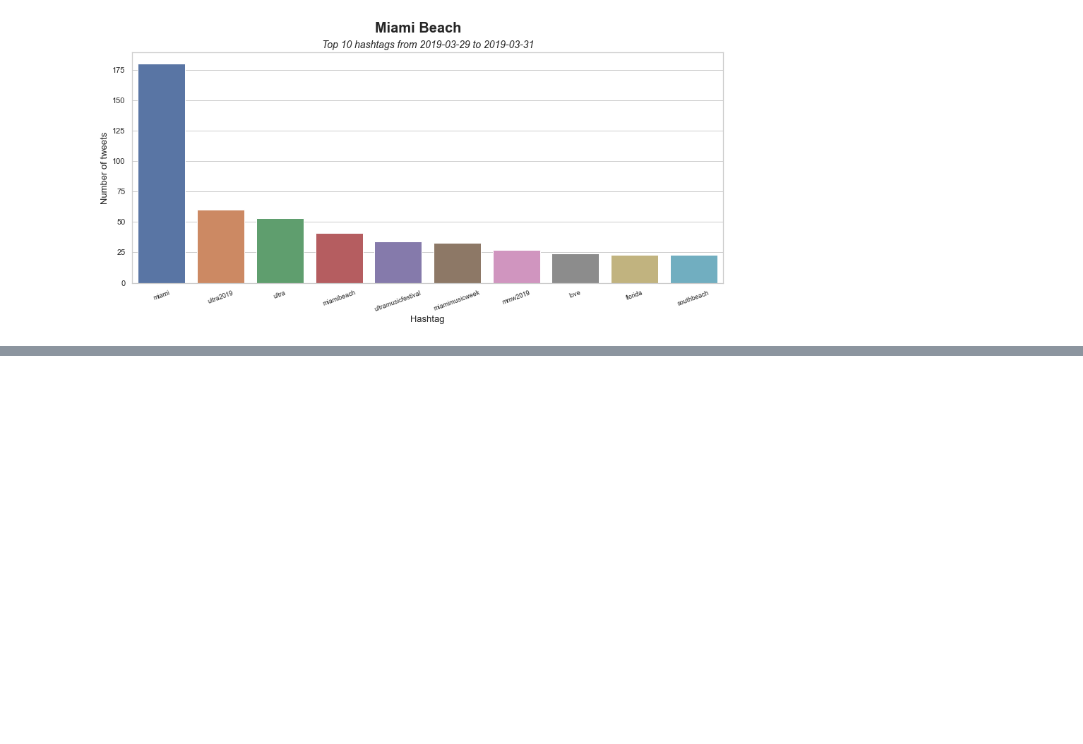
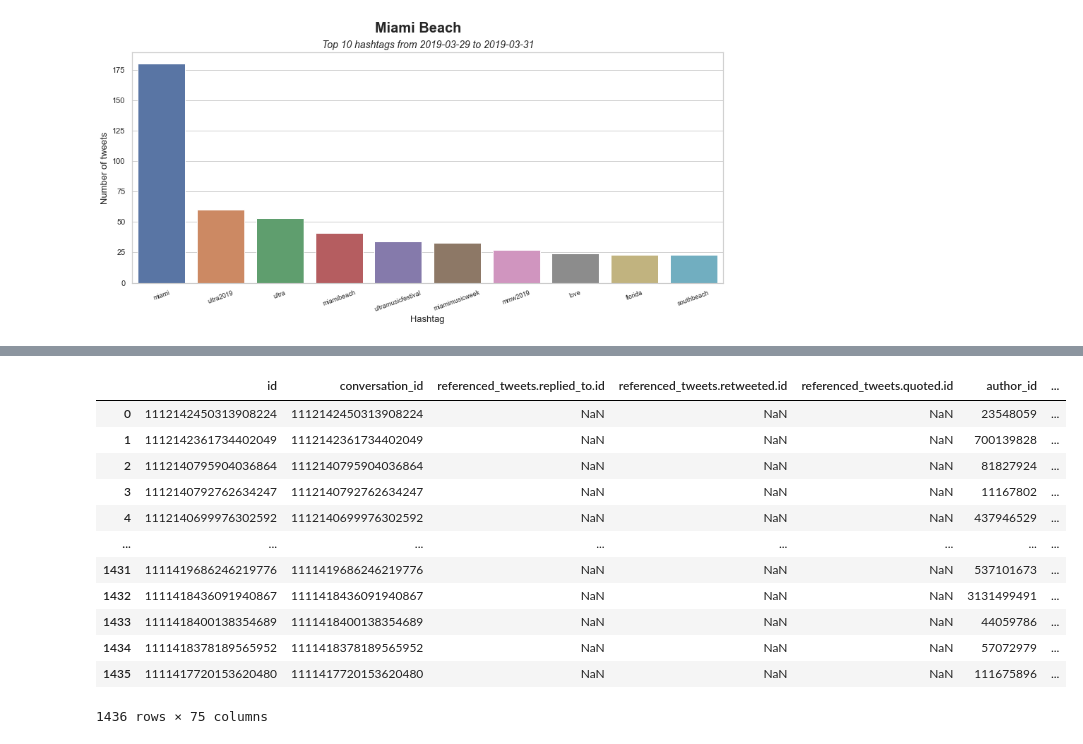
Before and after one commit to andresvBSE/TM-Twitter-PSET2, a Jupyter notebook: PST2.ipynb, the cells around one changed output, grey strips where cells are left out. Drawn from its saved outputs; the diff is of its cells as text; code cells hidden in the pictures; blank space fills up the shorter version.

```diff
--- a/PST2.ipynb
+++ b/PST2.ipynb
@@ -1,16 +1,15 @@
 # %%
 import numpy as np
 import pandas as pd
-
+pd.set_option("display.max_colwidth", 280)
+pd.set_option("display.max_columns", 100)
 import json
-
+import emoji
+import re
 import seaborn as sns
-
 import datetime
-
 #!pip install folium
 import folium
-
 import warnings
 warnings.filterwarnings('ignore')
 # %%
@@ -253,0 +323,4 @@ map_tweets(miami_df , [25.7423, -80.1709], 'files/miami_tweets_map.html')
+# %%
+# get the urls of the tweets
+miami_df['url_media'] = miami_df['text'].str.extract(r'(https.*)')
+miami_df['url_media'] # printing urls with location
@@ -253,0 +340,16 @@ map_tweets(miami_df , [25.7423, -80.1709], 'files/miami_tweets_map.html')
+# %%
+miami_df
+# %% [output]
+|  | id | conversation_id | referenced_tweets.replied_to.id | referenced_tweets.retweeted.id | referenced_tweets.quoted.id | author_id | ... |
+| 0 | 1112142450313908224 | 1112142450313908224 | NaN | NaN | NaN | 23548059 | ... |
+| 1 | 1112142361734402049 | 1112142361734402049 | NaN | NaN | NaN | 700139828 | ... |
+| 2 | 1112140795904036864 | 1112140795904036864 | NaN | NaN | NaN | 81827924 | ... |
+| 3 | 1112140792762634247 | 1112140792762634247 | NaN | NaN | NaN | 11167802 | ... |
+| 4 | 1112140699976302592 | 1112140699976302592 | NaN | NaN | NaN | 437946529 | ... |
+| ... | ... | ... | ... | ... | ... | ... | ... |
+| 1431 | 1111419686246219776 | 1111419686246219776 | NaN | NaN | NaN | 537101673 | ... |
+| 1432 | 1111418436091940867 | 1111418436091940867 | NaN | NaN | NaN | 3131499491 | ... |
+| 1433 | 1111418400138354689 | 1111418400138354689 | NaN | NaN | NaN | 44059786 | ... |
+| 1434 | 1111418378189565952 | 1111418378189565952 | NaN | NaN | NaN | 57072979 | ... |
+| 1435 | 1111417720153620480 | 1111417720153620480 | NaN | NaN | NaN | 111675896 | ... |
+1436 rows × 75 columns
```
Also changed, not shown: parts of 16 cells of this notebook.
